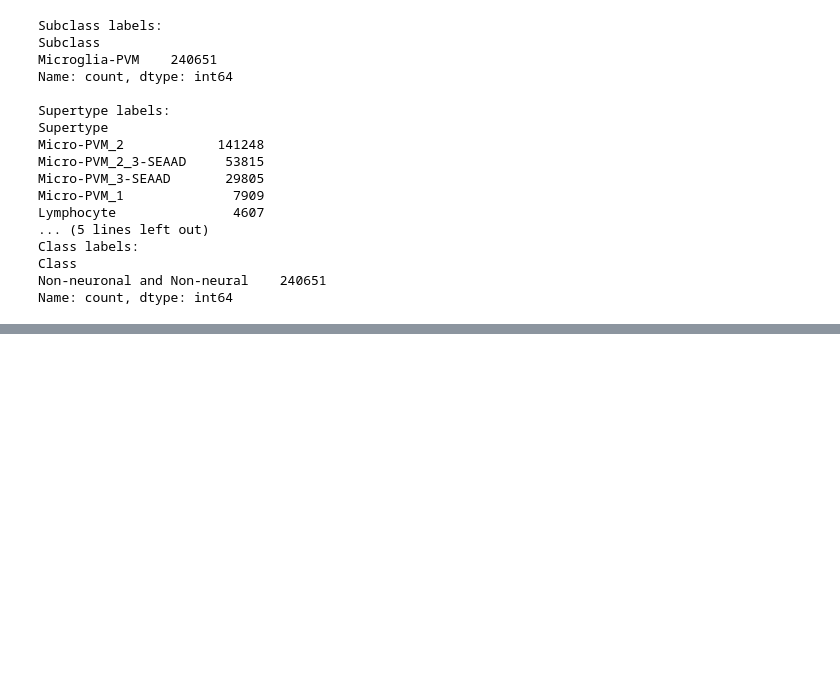
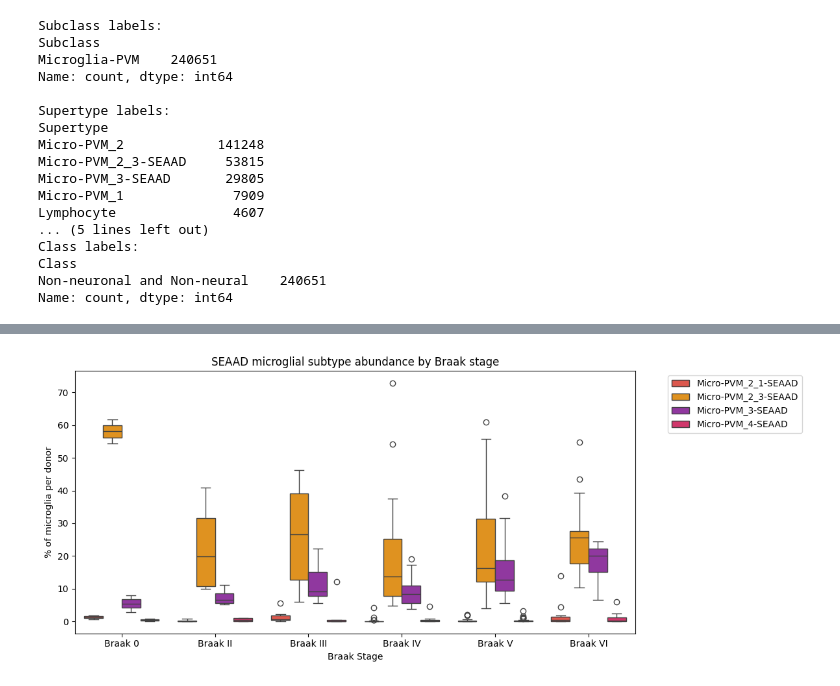
Before and after one commit to wnguyen36/seaad-microglia-analysis, a Jupyter notebook: notebooks/SeaAD_Analysis.ipynb, the cells around one changed output, grey strips where cells are left out. Saved outputs shown, nothing was run; the diff lists cells and outputs as text; code cells hidden in the pictures; blank space fills up the shorter version.

```diff
--- a/notebooks/SeaAD_Analysis.ipynb
+++ b/notebooks/SeaAD_Analysis.ipynb
@@ -182,0 +373,43 @@ sc.pl.umap(adata, color='Severely Affected Donor',
+# %%
+# Cell 9 - Subtype Composition Analysis
+import seaborn as sns
+
+# calculate proportion of each supertype per donor
+composition = (adata.obs
+    .groupby(['Donor ID', 'Supertype'])
+    .size()
+    .unstack(fill_value=0))
+
+composition_pct = composition.div(composition.sum(axis=1), axis=0) * 100
+
+# attach braak stage per donor
+donor_meta = adata.obs.drop_duplicates('Donor ID').set_index('Donor ID')
+composition_pct['Braak'] = donor_meta['Braak']
+composition_pct['Cognitive Status'] = donor_meta['Cognitive Status']
+
+# melt for seaborn
+comp_melt = composition_pct.reset_index().melt(
+    id_vars=['Donor ID', 'Braak', 'Cognitive Status'],
+    var_name='Supertype',
+    value_name='Proportion'
+)
+
+# focus on SEAAD subtypes specifically
+seaad_subtypes = [s for s in adata.obs['Supertype'].unique() if 'SEAAD' in str(s)]
+comp_seaad = comp_melt[comp_melt['Supertype'].isin(seaad_subtypes)]
+
+fig, ax = plt.subplots(figsize=(12, 5))
+sns.boxplot(data=comp_seaad, x='Braak', y='Proportion',
+            hue='Supertype', ax=ax,
+            palette=['#F44336', '#FF9800', '#9C27B0', '#E91E63'])
+ax.set_title('SEAAD microglial subtype abundance by Braak stage')
+ax.set_ylabel('% of microglia per donor')
+ax.set_xlabel('Braak Stage')
+plt.legend(bbox_to_anchor=(1.05, 1), loc='upper left')
+plt.tight_layout()
+plt.savefig('../results/composition_braak.png',
+            dpi=300, bbox_inches='tight', facecolor='white')
+plt.show()
+plt.close()
+# %% [output]
+[figure, added]
```
Also changed, not shown: parts of 5 cells of this notebook, 1 other file.
